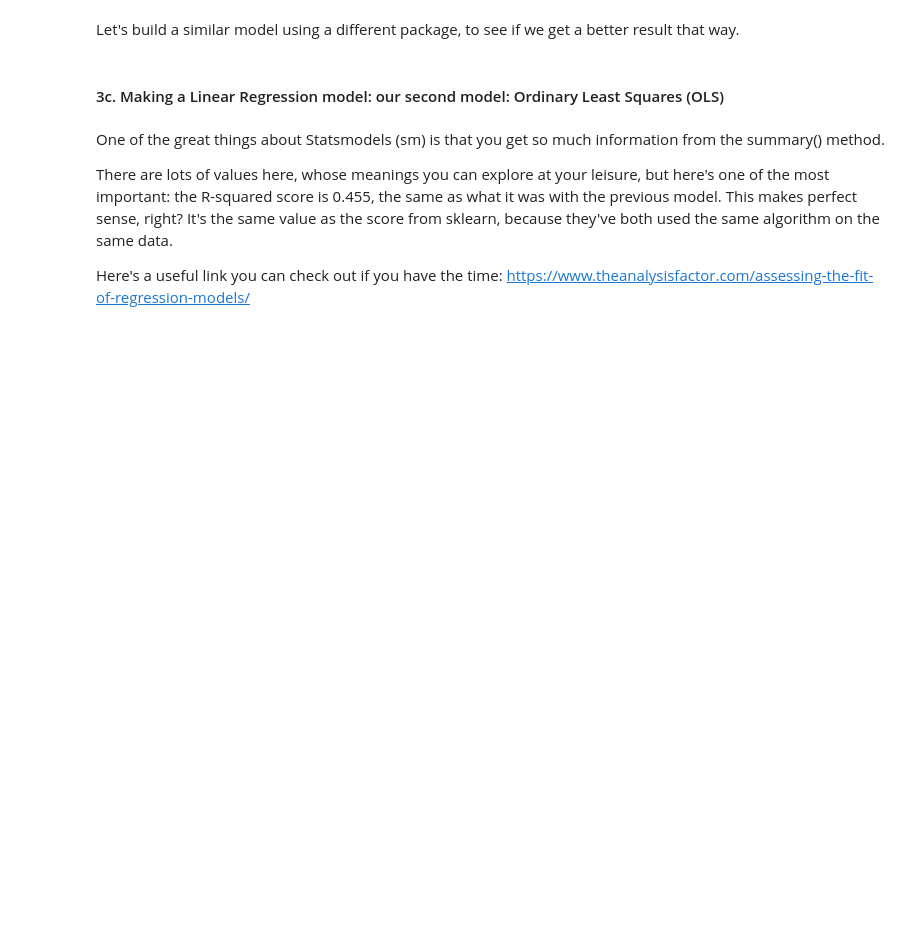
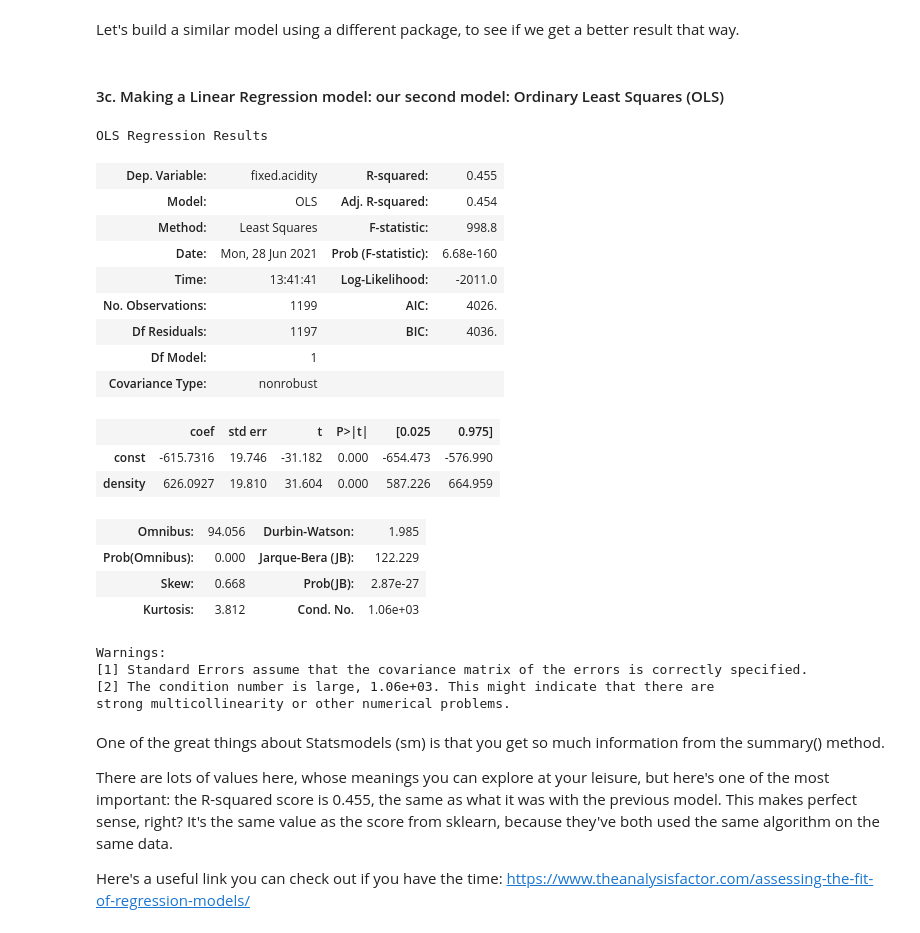
Before and after one commit to JasonCaldwellMBA/Linear_Regression_Case_Study, a Jupyter notebook: Springboard Regression Case Study - the Red Wine Dataset - Tier 3.ipynb, the cells around one changed output. Cells and saved outputs as stored; diff of their text form; code cells hidden in the pictures; blank space fills up the shorter version.

```diff
--- a/Springboard Regression Case Study - the Red Wine Dataset - Tier 3.ipynb
+++ b/Springboard Regression Case Study - the Red Wine Dataset - Tier 3.ipynb
@@ -375,6 +375,28 @@ _ _ _
 # %%
 # Evaluate the model with .summary()
-_ _ _
+rModel2_results.summary()
+# %% [output]
+OLS Regression Results
+| Dep. Variable: | fixed.acidity | R-squared: | 0.455 |
+| Model: | OLS | Adj. R-squared: | 0.454 |
+| Method: | Least Squares | F-statistic: | 998.8 |
+| Date: | Mon, 28 Jun 2021 | Prob (F-statistic): | 6.68e-160 |
+| Time: | 13:41:41 | Log-Likelihood: | -2011.0 |
+| No. Observations: | 1199 | AIC: | 4026. |
+| Df Residuals: | 1197 | BIC: | 4036. |
+| Df Model: | 1 |  |  |
+| Covariance Type: | nonrobust |  |  |
+|  | coef | std err | t | P>|t| | [0.025 | 0.975] |
+| const | -615.7316 | 19.746 | -31.182 | 0.000 | -654.473 | -576.990 |
+| density | 626.0927 | 19.810 | 31.604 | 0.000 | 587.226 | 664.959 |
+| Omnibus: | 94.056 | Durbin-Watson: | 1.985 |
+| Prob(Omnibus): | 0.000 | Jarque-Bera (JB): | 122.229 |
+| Skew: | 0.668 | Prob(JB): | 2.87e-27 |
+| Kurtosis: | 3.812 | Cond. No. | 1.06e+03 |
+Warnings:
+[1] Standard Errors assume that the covariance matrix of the errors is correctly specified.
+[2] The condition number is large, 1.06e+03. This might indicate that there are
+strong multicollinearity or other numerical problems.
 # %% [markdown]
 One of the great things about Statsmodels (sm) is that you get so much information from the summary() method.
 
```
Also changed, not shown: parts of 6 cells of this notebook.
